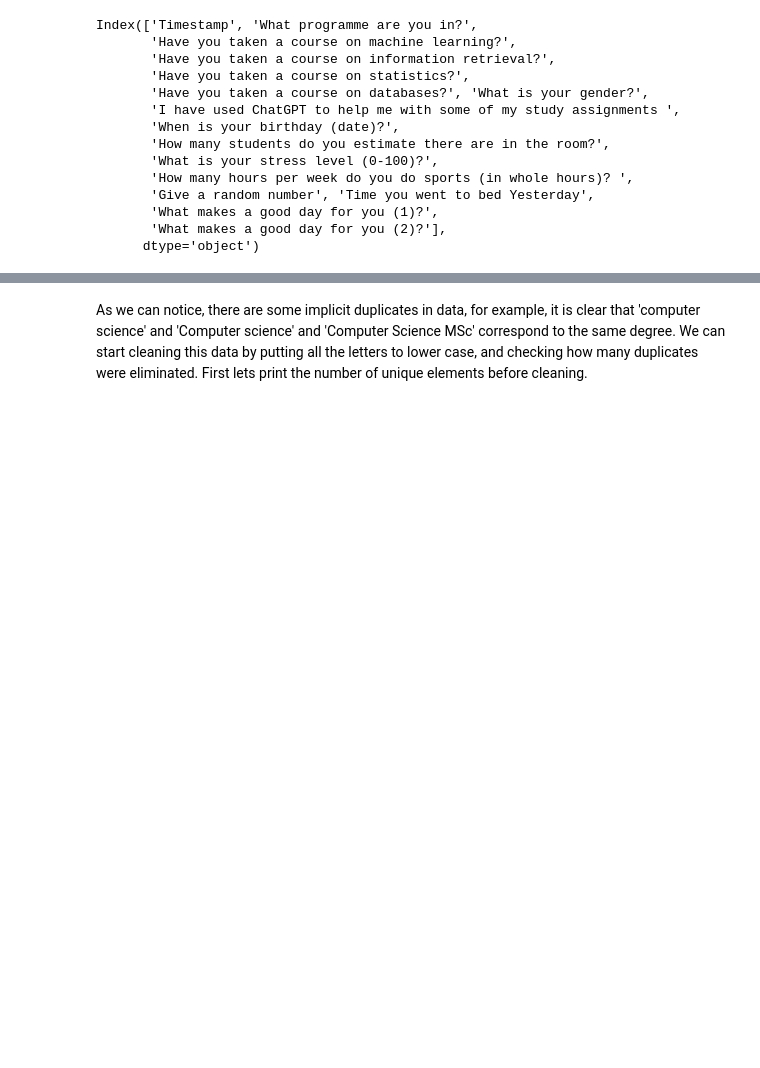
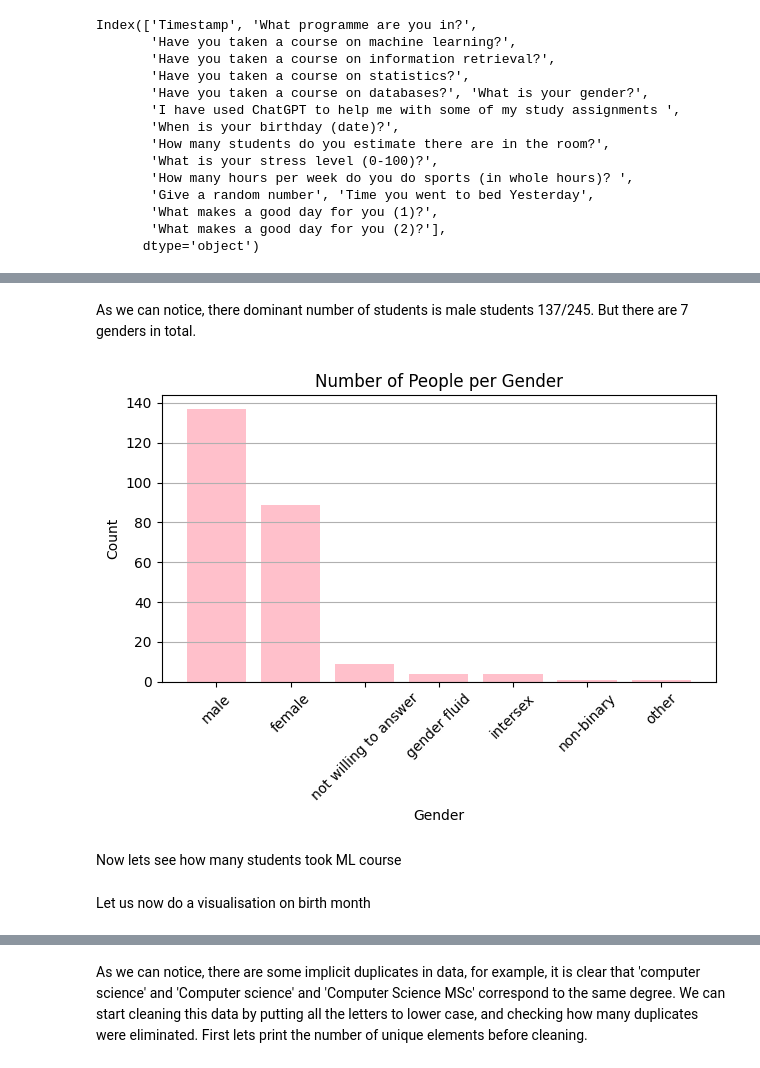
Before and after one commit to GenhaoLi/DMT_Assignment_1, a Jupyter notebook: Assignment-1.ipynb, the cells around one changed output, grey strips where cells are left out. Saved outputs shown, nothing was run; the diff lists cells and outputs as text; code cells hidden in the pictures; blank space fills up the shorter version.

```diff
--- a/Assignment-1.ipynb
+++ b/Assignment-1.ipynb
@@ -35,0 +136,21 @@ Index(['Timestamp', 'What programme are you in?',
+# %% [markdown]
+As we can notice, there dominant number of students is male students 137/245. But there are 7 genders in total.
+# %%
+# Count how many per gender
+gender_counts = df['What is your gender?'].value_counts()
+
+# Plot
+plt.bar(gender_counts.index, gender_counts.values, color = 'pink')
+plt.title('Number of People per Gender')
+plt.xlabel('Gender')
+plt.ylabel('Count')
+plt.xticks(rotation=45)
+plt.grid(axis='y')
+plt.tight_layout()
+plt.show()
+# %% [output]
+[figure, added]
+# %% [markdown]
+Now lets see how many students took ML course
+# %% [markdown]
+Let us now do a visualisation on birth month
```
Also changed, not shown: parts of 55 cells of this notebook.
